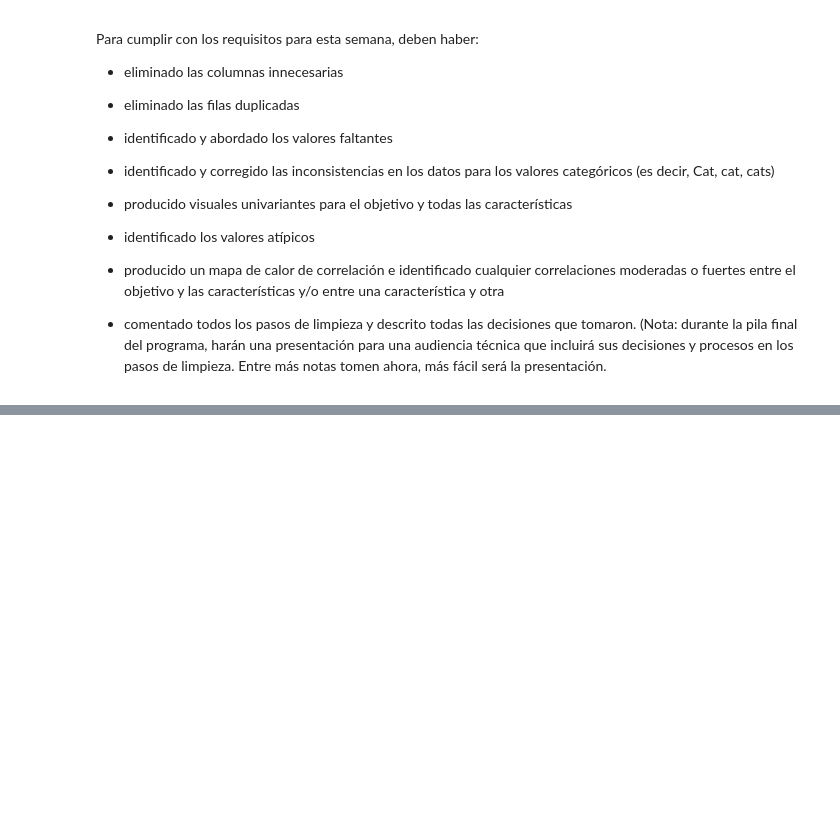
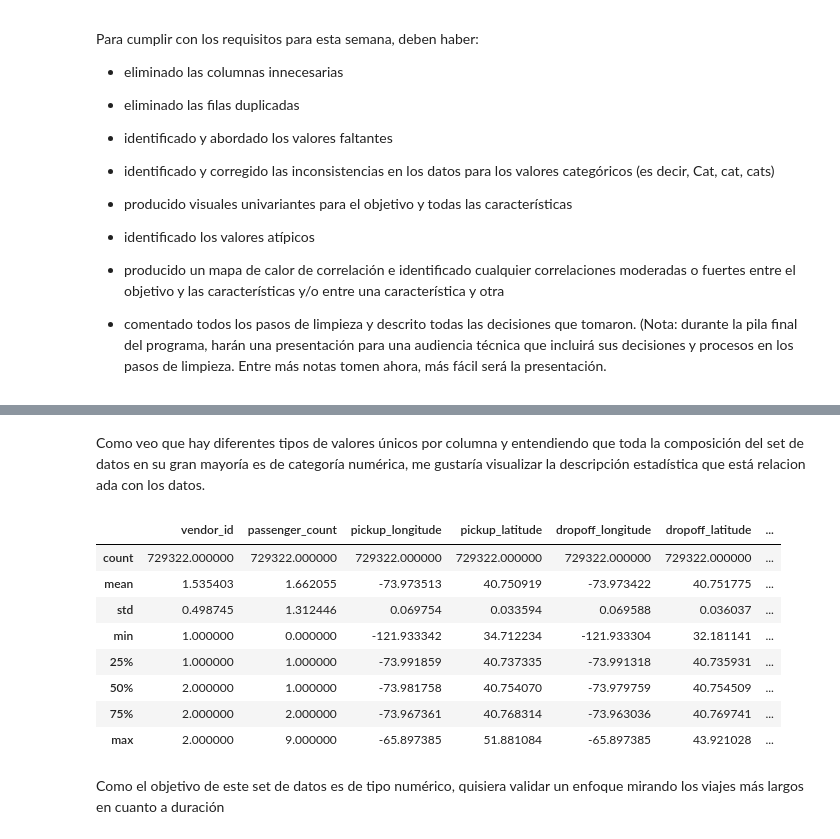
Before and after one commit to jcardonamde/datasets_ml, a Jupyter notebook: 03_datasets_ml.ipynb, the cells around one changed output, grey strips where cells are left out. Drawn from its saved outputs; the diff is of its cells as text; code cells hidden in the pictures; blank space fills up the shorter version.

```diff
--- a/03_datasets_ml.ipynb
+++ b/03_datasets_ml.ipynb
@@ -291,0 +407,4 @@ Para cumplir con los requisitos para esta semana, deben haber:
+# %%
+# Hacemos uso del método df.replace() para hacer el cambio de los valores asociados a una característica de ordenamiento numérico
+df['store_and_fwd_flag'].replace({'N':0, 'Y':1}, inplace=True)
+df['store_and_fwd_flag'].value_counts()
@@ -291,0 +438,17 @@ Para cumplir con los requisitos para esta semana, deben haber:
+# %% [markdown]
+Como veo que hay diferentes tipos de valores únicos por columna y entendiendo que toda la composición del set de datos en su gran mayoría es de categoría numérica, me gustaría visualizar la descripción estadística que está relacionada con los datos.
+# %%
+# Mostramos con la función describe todas las estadísticas de las columnas, para obtener valores mínimos, máximos, media, conteo, entre otros que componen el set de datos.
+df.describe()
+# %% [output]
+|  | vendor_id | passenger_count | pickup_longitude | pickup_latitude | dropoff_longitude | dropoff_latitude | ... |
+| count | 729322.000000 | 729322.000000 | 729322.000000 | 729322.000000 | 729322.000000 | 729322.000000 | ... |
+| mean | 1.535403 | 1.662055 | -73.973513 | 40.750919 | -73.973422 | 40.751775 | ... |
+| std | 0.498745 | 1.312446 | 0.069754 | 0.033594 | 0.069588 | 0.036037 | ... |
+| min | 1.000000 | 0.000000 | -121.933342 | 34.712234 | -121.933304 | 32.181141 | ... |
+| 25% | 1.000000 | 1.000000 | -73.991859 | 40.737335 | -73.991318 | 40.735931 | ... |
+| 50% | 2.000000 | 1.000000 | -73.981758 | 40.754070 | -73.979759 | 40.754509 | ... |
+| 75% | 2.000000 | 2.000000 | -73.967361 | 40.768314 | -73.963036 | 40.769741 | ... |
+| max | 2.000000 | 9.000000 | -65.897385 | 51.881084 | -65.897385 | 43.921028 | ... |
+# %% [markdown]
+Como el objetivo de este set de datos es de tipo numérico, quisiera validar un enfoque mirando los viajes más largos en cuanto a duración
```
Also changed, not shown: parts of 42 cells of this notebook.
